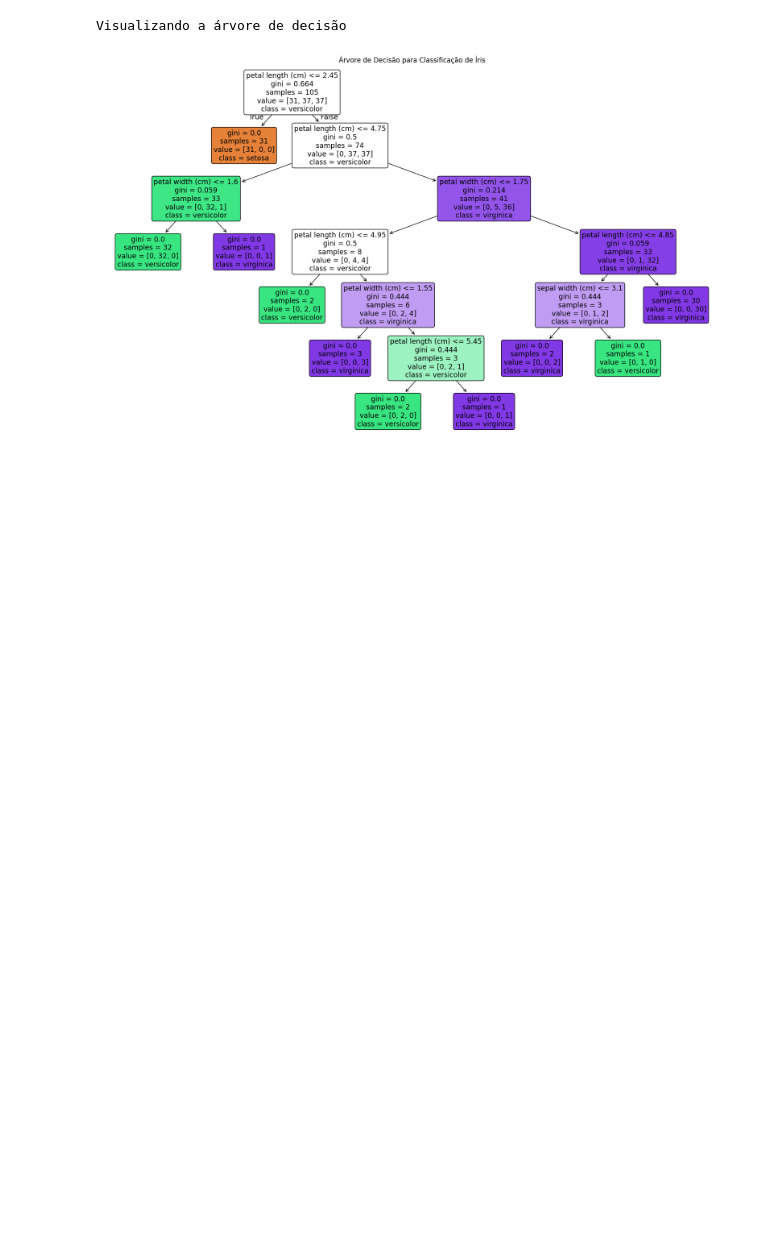
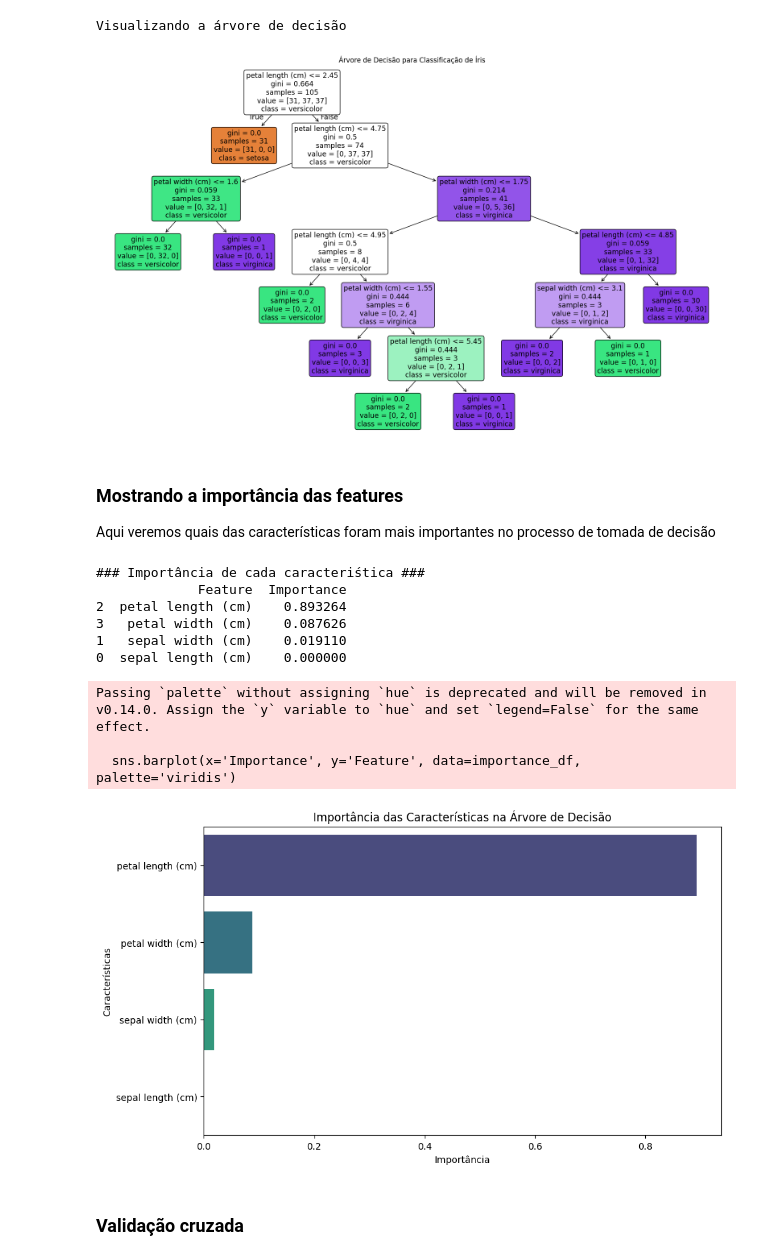
Before and after one commit to Lucassribeiro9/classificador-iris, a Jupyter notebook: analise-iris.ipynb, the cells around one changed output. Cells and saved outputs as stored; diff of their text form; code cells hidden in the pictures; blank space fills up the shorter version.

Commit message:
validacao cruzada e importancia das features

```diff
--- a/analise-iris.ipynb
+++ b/analise-iris.ipynb
@@ -266,3 +274,34 @@ plt.show()
 # %% [output]
 Visualizando a árvore de decisão
 [figure]
+# %% [markdown]
+### Mostrando a importância das features
+Aqui veremos quais das características foram mais importantes no processo de tomada de decisão
+# %%
+importance = tree_model.feature_importances_
+name_features = dataset.feature_names
+# DataFrame para armazenar a importância das features
+importance_df = pd.DataFrame({'Feature': name_features, 'Importance': importance})
+importance_df = importance_df.sort_values(by='Importance', ascending=False)
+print("### Importância de cada caracteriśtica ###")
+print(importance_df)
+# Visualizando a importância das características
+plt.figure(figsize=(10, 6))
+sns.barplot(x='Importance', y='Feature', data=importance_df, palette='viridis')
+plt.title('Importância das Características na Árvore de Decisão')
+plt.xlabel('Importância')
+plt.ylabel('Características')
+plt.show()
+# %% [output]
+### Importância de cada caracteriśtica ###
+             Feature  Importance
+2  petal length (cm)    0.893264
+3   petal width (cm)    0.087626
+1   sepal width (cm)    0.019110
+0  sepal length (cm)    0.000000
+Passing `palette` without assigning `hue` is deprecated and will be removed in v0.14.0. Assign the `y` variable to `hue` and set `legend=False` for the same effect.
+
+  sns.barplot(x='Importance', y='Feature', data=importance_df, palette='viridis')
+[figure, added]
+# %% [markdown]
+### Validação cruzada
```
Also changed, not shown: parts of 2 cells of this notebook.
